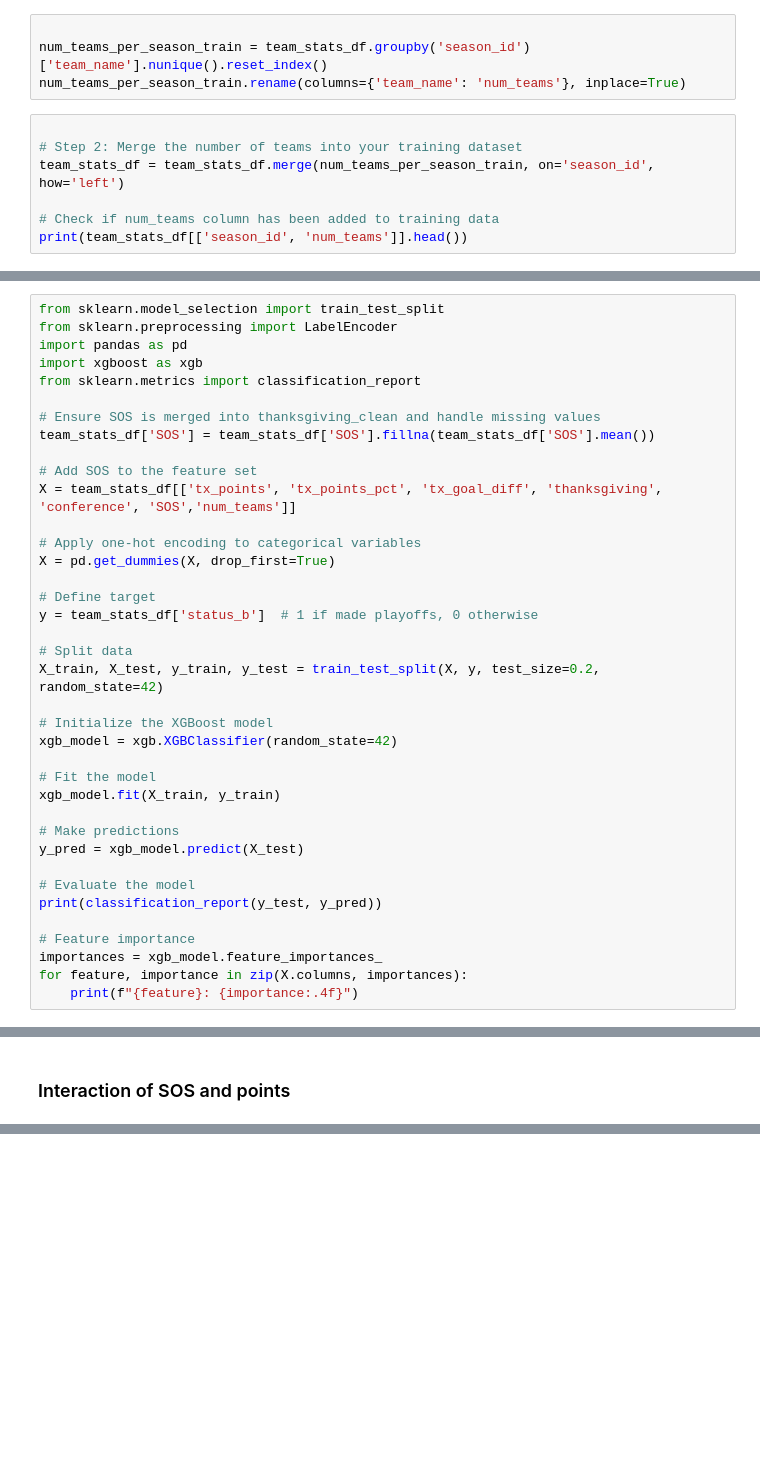
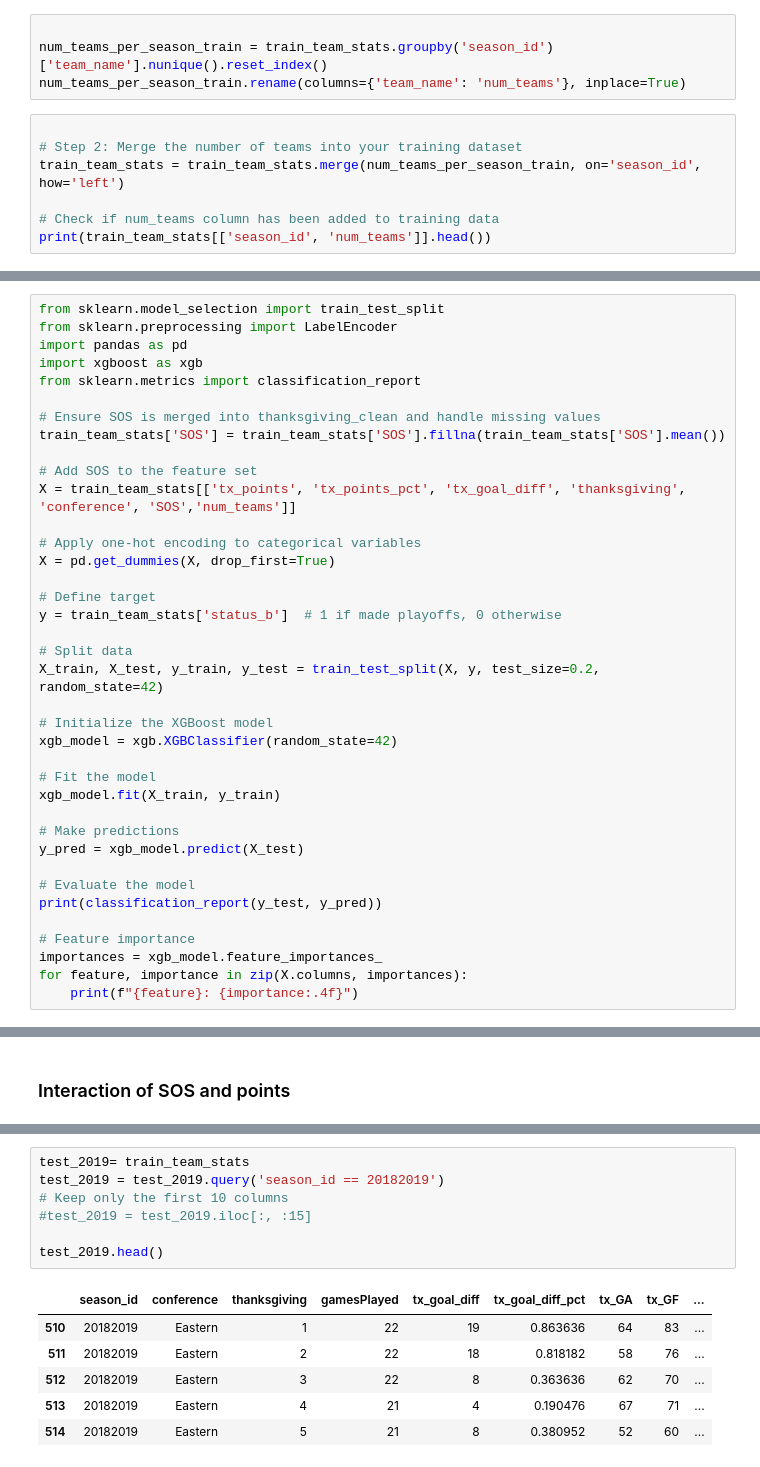
Before and after one commit to kjchrz03/hockey, a Jupyter notebook: hockey_env/thanksgiving_standings.ipynb, the cells around one changed output, grey strips where cells are left out. Cells and saved outputs as stored; diff of their text form; blank space fills up the shorter version.

```diff
--- a/hockey_env/thanksgiving_standings.ipynb
+++ b/hockey_env/thanksgiving_standings.ipynb
@@ -1141,15 +1117,15 @@ team_stats_df.head()
 | 4 | 20002001 | Eastern | 5 | 19 | 6 | 0.315789 | 45 | 51 | ... |
 # %%
 
-num_teams_per_season_train = team_stats_df.groupby('season_id')['team_name'].nunique().reset_index()
+num_teams_per_season_train = train_team_stats.groupby('season_id')['team_name'].nunique().reset_index()
 num_teams_per_season_train.rename(columns={'team_name': 'num_teams'}, inplace=True)
 # %%
 
 # Step 2: Merge the number of teams into your training dataset
-team_stats_df = team_stats_df.merge(num_teams_per_season_train, on='season_id', how='left')
+train_team_stats = train_team_stats.merge(num_teams_per_season_train, on='season_id', how='left')
 
 # Check if num_teams column has been added to training data
-print(team_stats_df[['season_id', 'num_teams']].head())
+print(train_team_stats[['season_id', 'num_teams']].head())
 # %% [output]
    season_id  num_teams
 0   20002001         30
@@ -1174,16 +1150,16 @@ import xgboost as xgb
 from sklearn.metrics import classification_report
 
 # Ensure SOS is merged into thanksgiving_clean and handle missing values
-team_stats_df['SOS'] = team_stats_df['SOS'].fillna(team_stats_df['SOS'].mean())
+train_team_stats['SOS'] = train_team_stats['SOS'].fillna(train_team_stats['SOS'].mean())
 
 # Add SOS to the feature set
-X = team_stats_df[['tx_points', 'tx_points_pct', 'tx_goal_diff', 'thanksgiving', 'conference', 'SOS','num_teams']]
+X = train_team_stats[['tx_points', 'tx_points_pct', 'tx_goal_diff', 'thanksgiving', 'conference', 'SOS','num_teams']]
 
 # Apply one-hot encoding to categorical variables
 X = pd.get_dummies(X, drop_first=True)
 
 # Define target
-y = team_stats_df['status_b']  # 1 if made playoffs, 0 otherwise
+y = train_team_stats['status_b']  # 1 if made playoffs, 0 otherwise
 
 # Split data
 X_train, X_test, y_train, y_test = train_test_split(X, y, test_size=0.2, random_state=42)
@@ -1706,0 +1818,14 @@ thanksgiving_standings['points_sos_interaction_normalized'] = scaler.fit_transfo
+# %%
+test_2019= train_team_stats
+test_2019 = test_2019.query('season_id == 20182019')
+# Keep only the first 10 columns
+#test_2019 = test_2019.iloc[:, :15]
+
+test_2019.head()
+# %% [output]
+|  | season_id | conference | thanksgiving | gamesPlayed | tx_goal_diff | tx_goal_diff_pct | tx_GA | tx_GF | ... |
+| 510 | 20182019 | Eastern | 1 | 22 | 19 | 0.863636 | 64 | 83 | ... |
+| 511 | 20182019 | Eastern | 2 | 22 | 18 | 0.818182 | 58 | 76 | ... |
+| 512 | 20182019 | Eastern | 3 | 22 | 8 | 0.363636 | 62 | 70 | ... |
+| 513 | 20182019 | Eastern | 4 | 21 | 4 | 0.190476 | 67 | 71 | ... |
+| 514 | 20182019 | Eastern | 5 | 21 | 8 | 0.380952 | 52 | 60 | ... |
```
Also changed, not shown: parts of 53 cells of this notebook.
